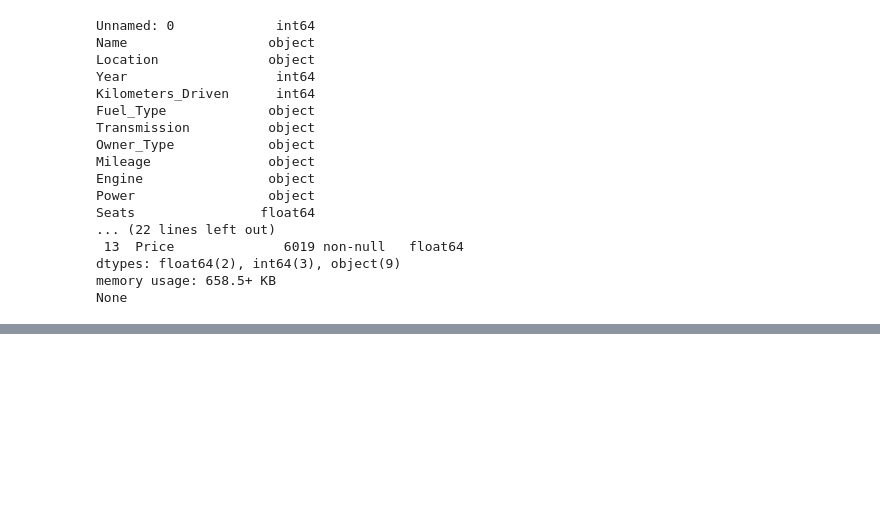
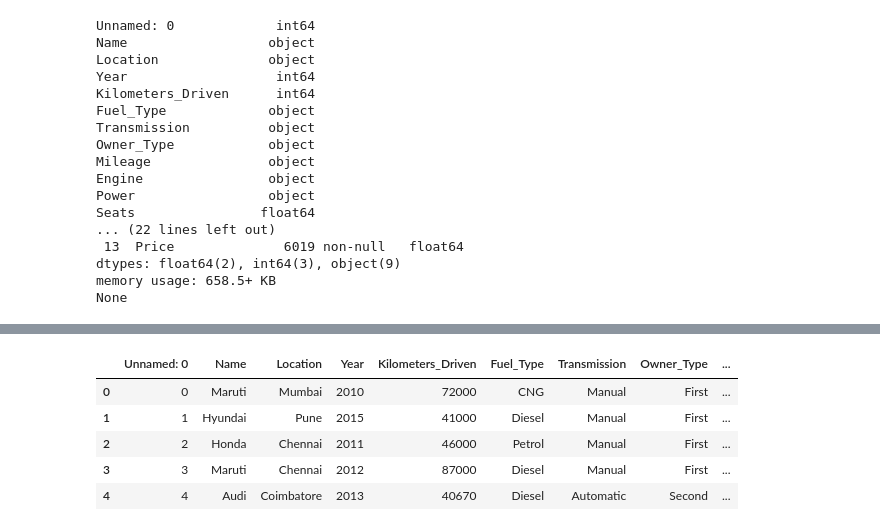
Before and after one commit to Hibbert-pku/MachineLearningNotebooks, a Jupyter notebook: Untitled.ipynb, the cells around one changed output, grey strips where cells are left out. Cells and saved outputs as stored; diff of their text form; code cells hidden in the pictures; blank space fills up the shorter version.

```diff
--- a/Untitled.ipynb
+++ b/Untitled.ipynb
@@ -83,0 +120,12 @@ None
+# %%
+df['Eng'] = df['Engine'].map(lambda x: x.rstrip(' CC'), na_action='ignore')
+df['Eng'] = pd.to_numeric(df['Eng'])
+df.describe()
+df.head()
+# %% [output]
+|  | Unnamed: 0 | Name | Location | Year | Kilometers_Driven | Fuel_Type | Transmission | Owner_Type | ... |
+| 0 | 0 | Maruti | Mumbai | 2010 | 72000 | CNG | Manual | First | ... |
+| 1 | 1 | Hyundai | Pune | 2015 | 41000 | Diesel | Manual | First | ... |
+| 2 | 2 | Honda | Chennai | 2011 | 46000 | Petrol | Manual | First | ... |
+| 3 | 3 | Maruti | Chennai | 2012 | 87000 | Diesel | Manual | First | ... |
+| 4 | 4 | Audi | Coimbatore | 2013 | 40670 | Diesel | Automatic | Second | ... |
```
Also changed, not shown: parts of 5 cells of this notebook.
